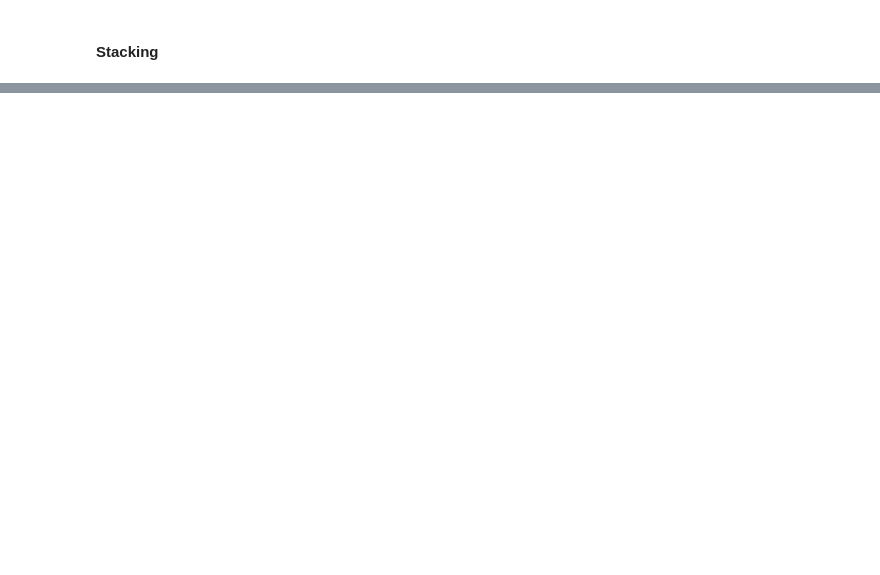
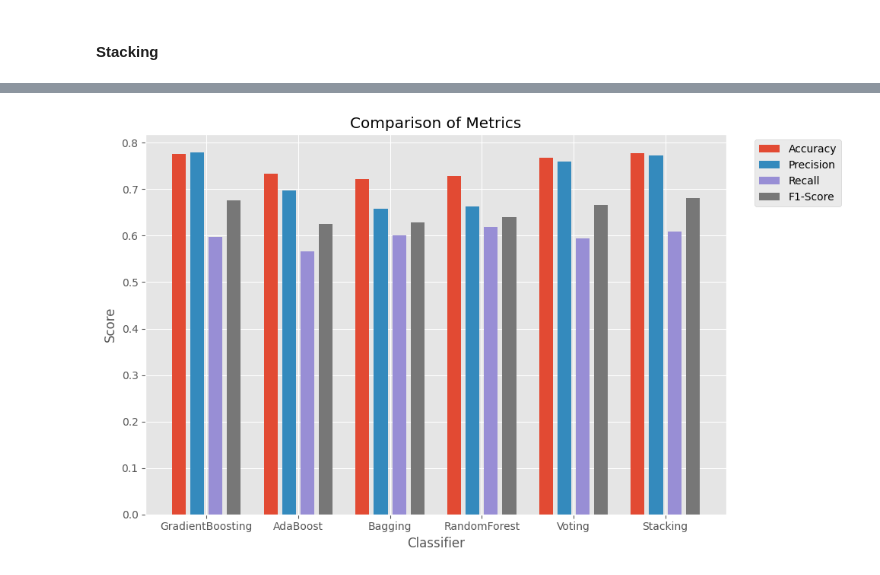
Before and after one commit to trnqbao/machine-learning-final-project, a Jupyter notebook: Ex2.ipynb, the cells around one changed output, grey strips where cells are left out. Drawn from its saved outputs; the diff is of its cells as text; code cells hidden in the pictures; blank space fills up the shorter version.

Commit message:
Update Ex2.ipynb
#Ensemble Learning
- train each model
- visualize bar chart to compare each model by metrics

```diff
--- a/Ex2.ipynb
+++ b/Ex2.ipynb
@@ -547,7 +602,13 @@ stacking_clf = StackingClassifier(
     estimators=[('rf', rf_clf), ('gb', gb_clf)],
     final_estimator=lr_clf
 )
-# stacking_clf.fit(X_train, y_train)
-# y_pred = stacking_clf.predict(X_test)
-# print(accuracy_score(y_pred, y_test))
+stacking_clf.fit(X_train, y_train)
+y_pred = stacking_clf.predict(X_test)
+
+stacking_accuracy = accuracy_score(y_test, y_pred)
+stacking_precision = precision_score(y_test, y_pred)
+stacking_recall = recall_score(y_test, y_pred)
+stacking_f1 = f1_score(y_test, y_pred)
+
+print_metrics(stacking_accuracy, stacking_precision, stacking_recall, stacking_f1)
 # %% [output]
@@ -577,0 +621,49 @@ Please also refer to the documentation for alternative solver options:
+# %%
+
+metrics = {
+    'GradientBoosting': {
+        'Accuracy': gb_accuracy,
+        'Precision': gb_precision,
+        'Recall': gb_recall,
+        'F1-Score': gb_f1
+    },
+
+    'AdaBoost': {
+        'Accuracy': ada_accuracy,
+        'Precision': ada_precision,
+        'Recall': ada_recall,
+        'F1-Score': ada_f1
+    },
+
+    'Bagging': {
+        'Accuracy': bagging_accuracy,
+        'Precision': bagging_precision,
+        'Recall': bagging_recall,
+        'F1-Score': bagging_f1
+    },
+
+    'RandomForest': {
+        'Accuracy': rf_accuracy,
+        'Precision': rf_precision,
+        'Recall': rf_recall,
+        'F1-Score': rf_f1
+    },
+
+    'Voting': {
+        'Accuracy': voting_accuracy,
+        'Precision': voting_precision,
+        'Recall': voting_recall,
+        'F1-Score': voting_f1
+    },
+
+    'Stacking': {
+        'Accuracy': stacking_accuracy,
+        'Precision': stacking_precision,
+        'Recall': stacking_recall,
+        'F1-Score': stacking_f1
+    }
+}
+
+visualize_metrics(metrics=metrics)
+# %% [output]
+[figure, added]
```
Also changed, not shown: parts of 22 cells of this notebook.
